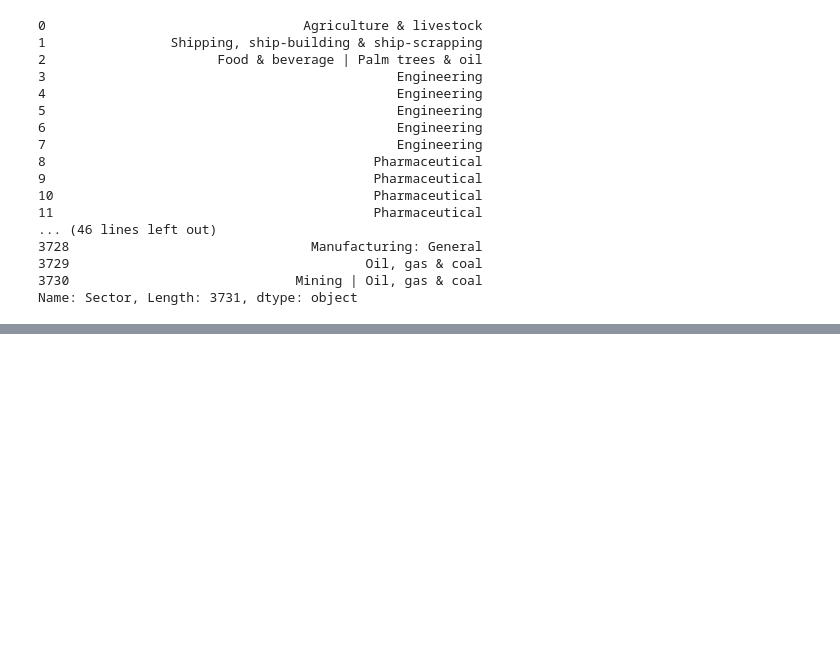
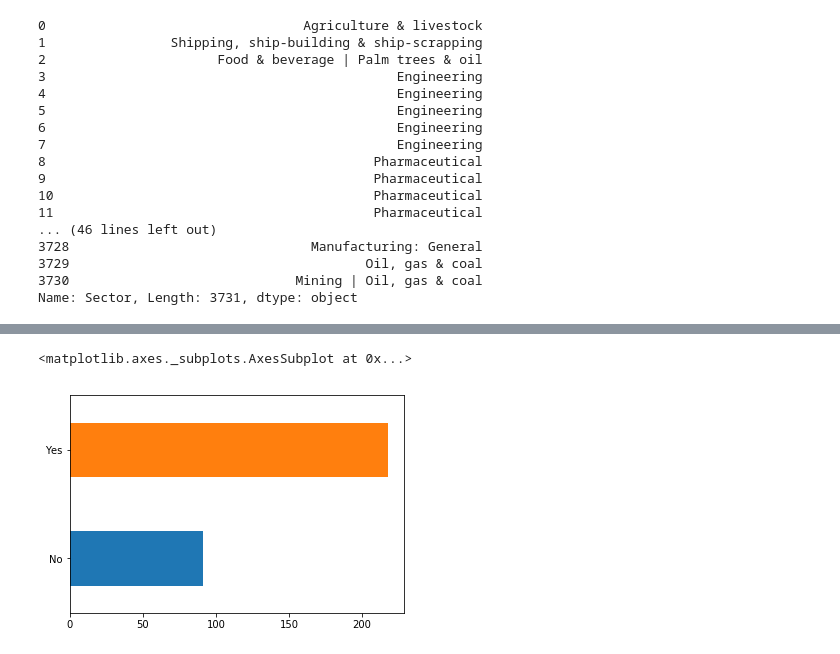
Before and after one commit to maxarvid/data-studio, a Jupyter notebook: code/07_bhr/01_EDA.ipynb, the cells around one changed output, grey strips where cells are left out. Cells and saved outputs as stored; diff of their text form; code cells hidden in the pictures; blank space fills up the shorter version.

```diff
--- a/code/07_bhr/01_EDA.ipynb
+++ b/code/07_bhr/01_EDA.ipynb
@@ -145,0 +148,5 @@ Name: Sector, Length: 3731, dtype: object
+# %%
+df[(df.Sector == 'Technology, telecom & electronics')|(df.Sector == 'Internet & social media')].Responded.value_counts().sort_values().plot(kind='barh')
+# %% [output]
+<matplotlib.axes._subplots.AxesSubplot at 0x...>
+[figure, added]
```
Also changed, not shown: parts of 9 cells of this notebook.
